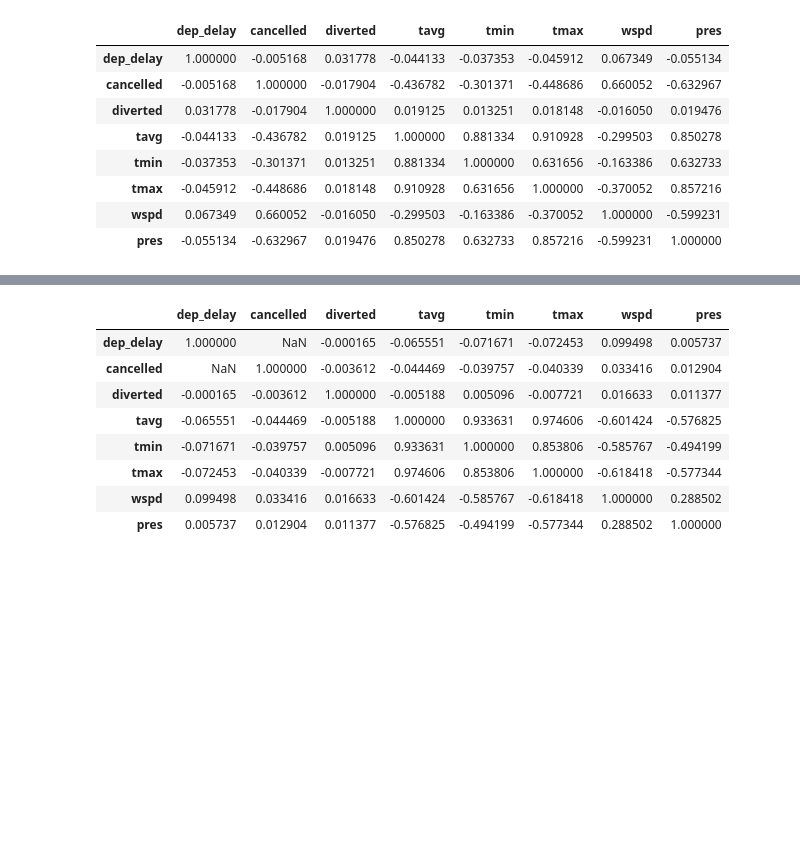
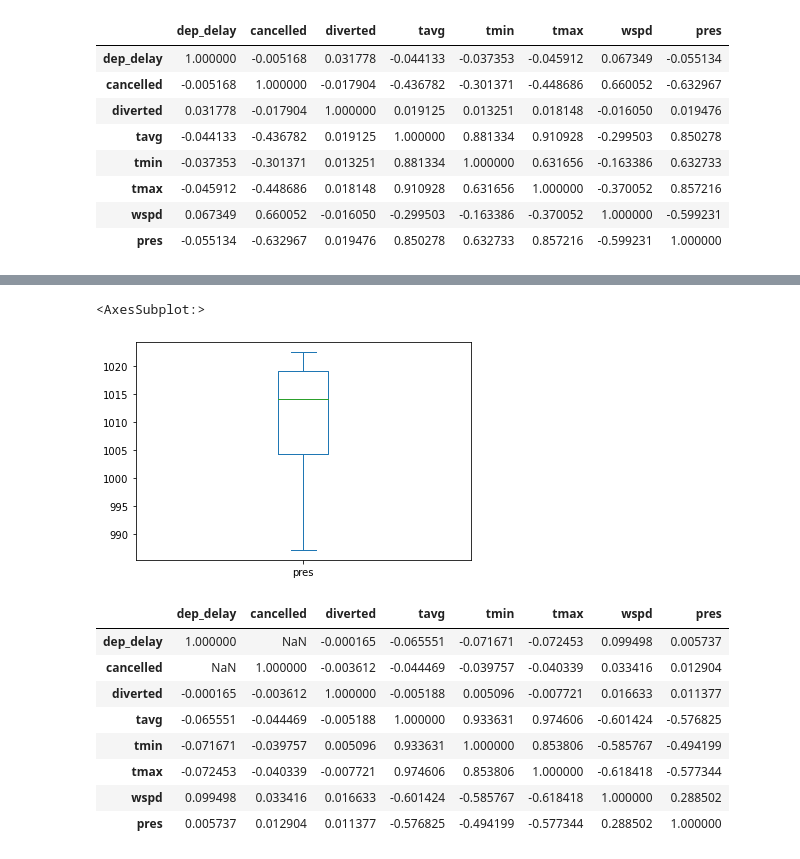
Before and after one commit to farnaz-irani/SQL-Weather-api, a Jupyter notebook: Farnaz.ipynb, the cells around one changed output, grey strips where cells are left out. Drawn from its saved outputs; the diff is of its cells as text; code cells hidden in the pictures; blank space fills up the shorter version.

```diff
--- a/Farnaz.ipynb
+++ b/Farnaz.ipynb
@@ -220,3 +236,8 @@ all_hit.corr()
+# %%
+all_hit.plot(kind='box', x= 'cancelled', y= 'pres')
+# %% [output]
+<AxesSubplot:>
+[figure, added]
 # %%
 all_origin = pd.merge(flights_selected,weather_df_selected,
     left_on=['flight_date', 'origin'], right_on=['date', 'location'])
```
Also changed, not shown: parts of 4 cells of this notebook.
